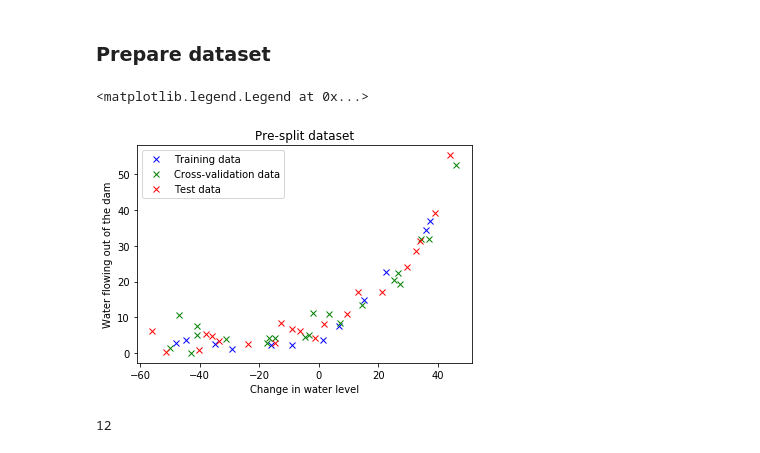
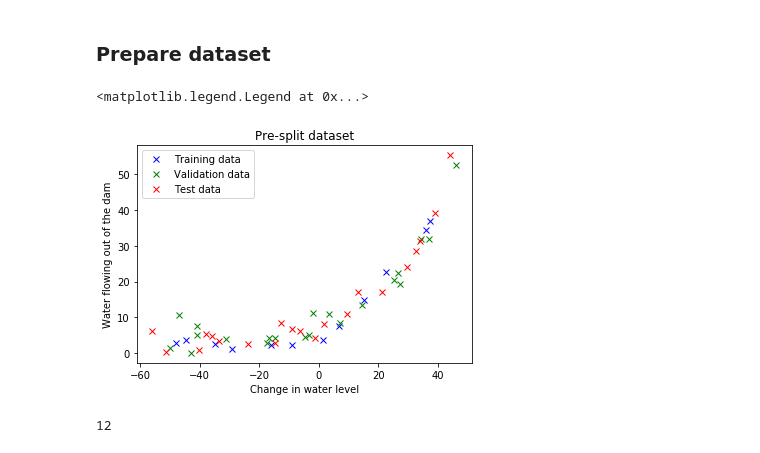
Before and after one commit to krasserm/machine-learning-notebooks, a Jupyter notebook: ml-ex5.ipynb, the cells around one changed output. Drawn from its saved outputs; the diff is of its cells as text; code cells hidden in the pictures.

Commit message:
Use term test set instead of validation set in context of CV
 - see http://scikit-learn.org/stable/modules/cross_validation.html

```diff
--- a/ml-ex5.ipynb
+++ b/ml-ex5.ipynb
@@ -33,15 +33,15 @@ y_test_0 = data['ytest']
 # %%
 # Plot the three pre-split datasets
 plt.plot(X_train_0, y_train_0, 'bx', label='Training data')
-plt.plot(X_cval_0, y_cval_0, 'gx', label='Cross-validation data')
+plt.plot(X_cval_0, y_cval_0, 'gx', label='Validation data')
 plt.plot(X_test_0, y_test_0, 'rx', label='Test data')
 plt.xlabel('Change in water level')
 plt.ylabel('Water flowing out of the dam')
 plt.title('Pre-split dataset')
 plt.legend()
 # %% [output]
 <matplotlib.legend.Legend at 0x...>
-[figure, old version]
+[figure, new version]
 # %%
 # Number of training data
 X_train_0.shape[0]
```
Also changed, not shown: parts of 14 cells of this notebook, 3 other files.
